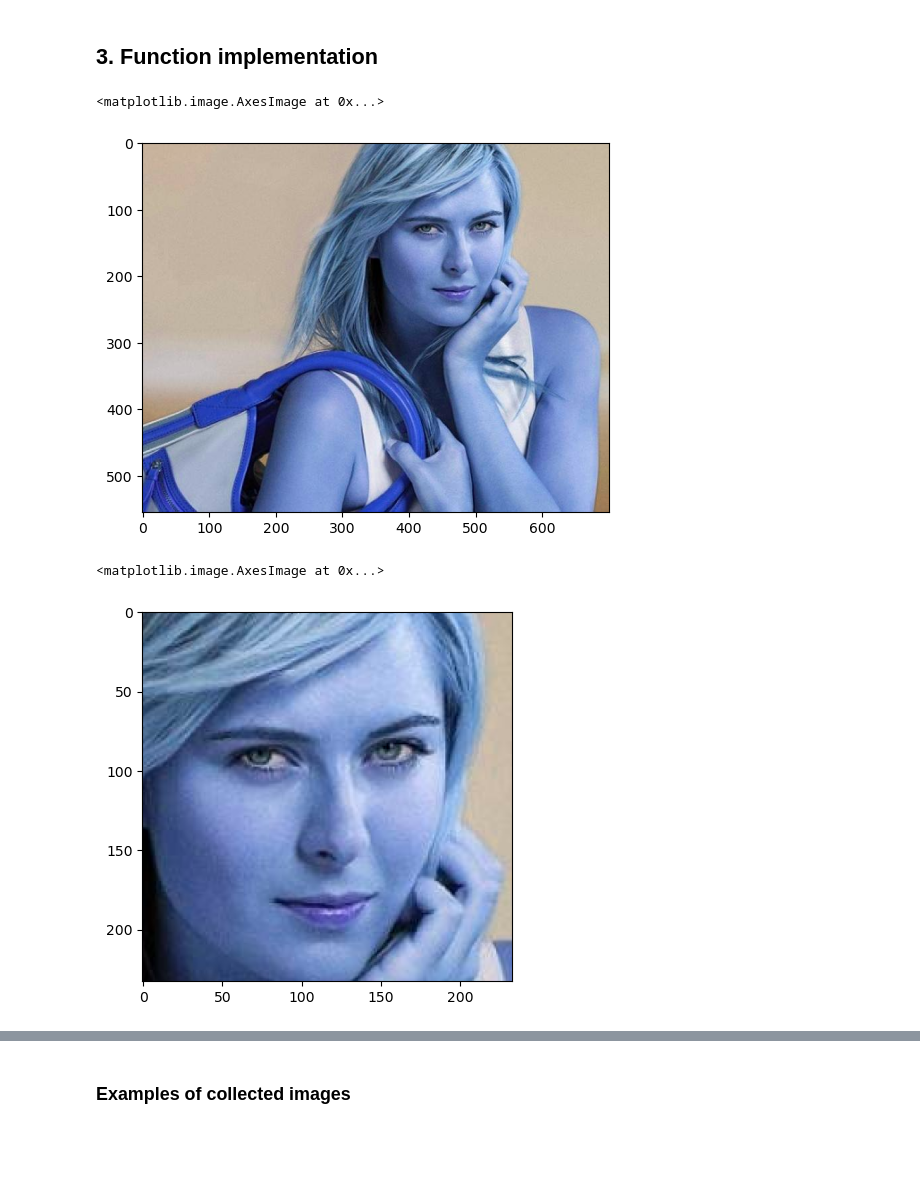
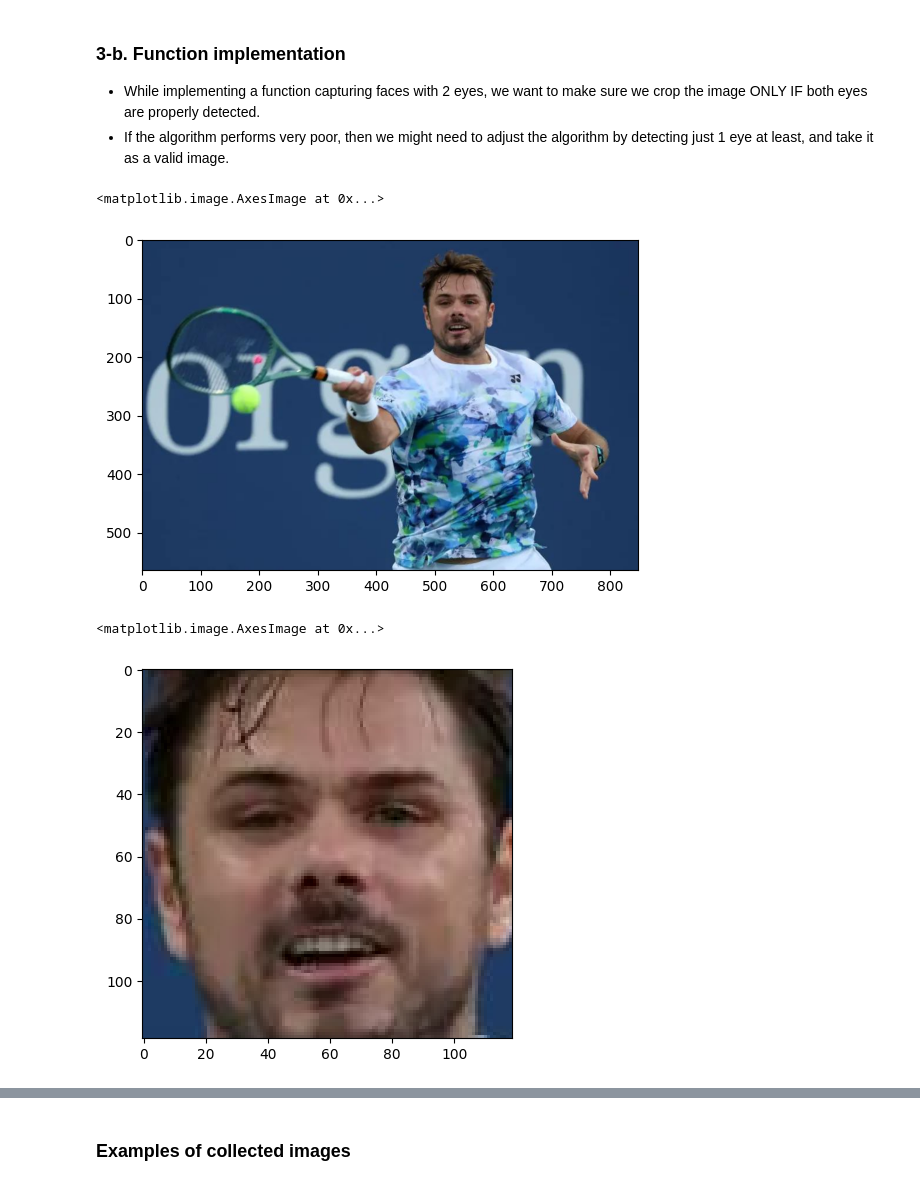
Before and after one commit to tlduf03/ATP_Player_Classification, a Jupyter notebook: model/athletes_classifier_model.ipynb, the cells around one changed output, grey strips where cells are left out. Drawn from its saved outputs; the diff is of its cells as text; code cells hidden in the pictures; blank space fills up the shorter version.

```diff
--- a/model/athletes_classifier_model.ipynb
+++ b/model/athletes_classifier_model.ipynb
@@ -82,3 +388,5 @@ plt.imshow(roi_color, cmap='gray')
-# %% [markdown]
-## 3. Function implementation
+# %% [markdown]
+### 3-b. Function implementation
+- While implementing a function capturing faces with 2 eyes, we want to make sure we crop the image ONLY IF both eyes are properly detected.
+- If the algorithm performs very poor, then we might need to adjust the algorithm by detecting just 1 eye at least, and take it as a valid image.
 # %%
@@ -96,12 +420,14 @@ def get_cropped_image_if_2_eyes(image_path):
 # %%
-original_img = cv2.imread('./test_images/sharapova1.jpg')
-plt.imshow(original_img)
+original_img = cv2.imread('./test_images/testing3.jpg')
+img = cv2.cvtColor(original_img, cv2.COLOR_BGR2RGB)
+
+plt.imshow(img)
 # %% [output]
 <matplotlib.image.AxesImage at 0x...>
-[figure, old version]
+[figure, new version]
 # %%
-cropped_img = get_cropped_image_if_2_eyes('./test_images/sharapova1.jpg')
-plt.imshow(cropped_img)
+cropped_img = get_cropped_image_if_2_eyes('./test_images/testing3.jpg')
+plt.imshow(cv2.cvtColor(cropped_img, cv2.COLOR_BGR2RGB))
 # %% [output]
 <matplotlib.image.AxesImage at 0x...>
-[figure, old version]
+[figure, new version]
```
Also changed, not shown: parts of 101 cells of this notebook, 3 other files.
